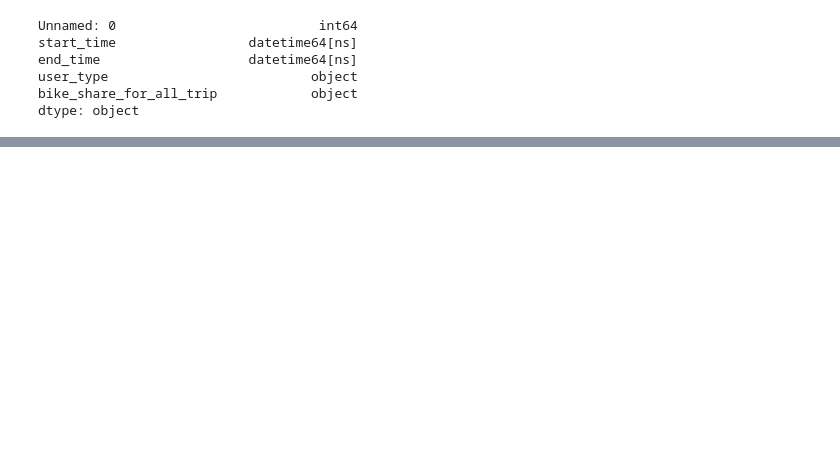
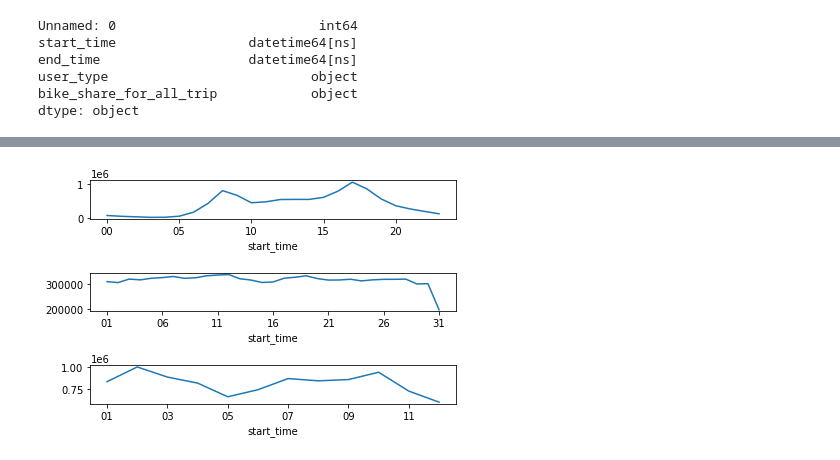
Before and after one commit to abhigadde/baywheels_analysis, a Jupyter notebook: baywheels_EDA.ipynb, the cells around one changed output, grey strips where cells are left out. Saved outputs shown, nothing was run; the diff lists cells and outputs as text; code cells hidden in the pictures; blank space fills up the shorter version.

```diff
--- a/baywheels_EDA.ipynb
+++ b/baywheels_EDA.ipynb
@@ -78,0 +126,18 @@ df['duration'] = (df['end_time'] - df['start_time']).dt.total_seconds()
+# %%
+#Looking at ride freq (aka ride count) stats
+#Group by hour
+plt.subplot(3, 1, 1)
+df_red.groupby(df['start_time'].dt.strftime('%H')).count().plot()
+
+#Group by day
+plt.subplot(3, 1, 2)
+df_red.groupby(df['start_time'].dt.strftime('%d')).count().plot()
+
+#Group by month
+plt.subplot(3, 1, 3)
+df_red.groupby(df['start_time'].dt.strftime('%m')).count().plot()
+
+plt.tight_layout()
+plt.show()
+# %% [output]
+[figure, added]
```
Also changed, not shown: parts of 7 cells of this notebook.
